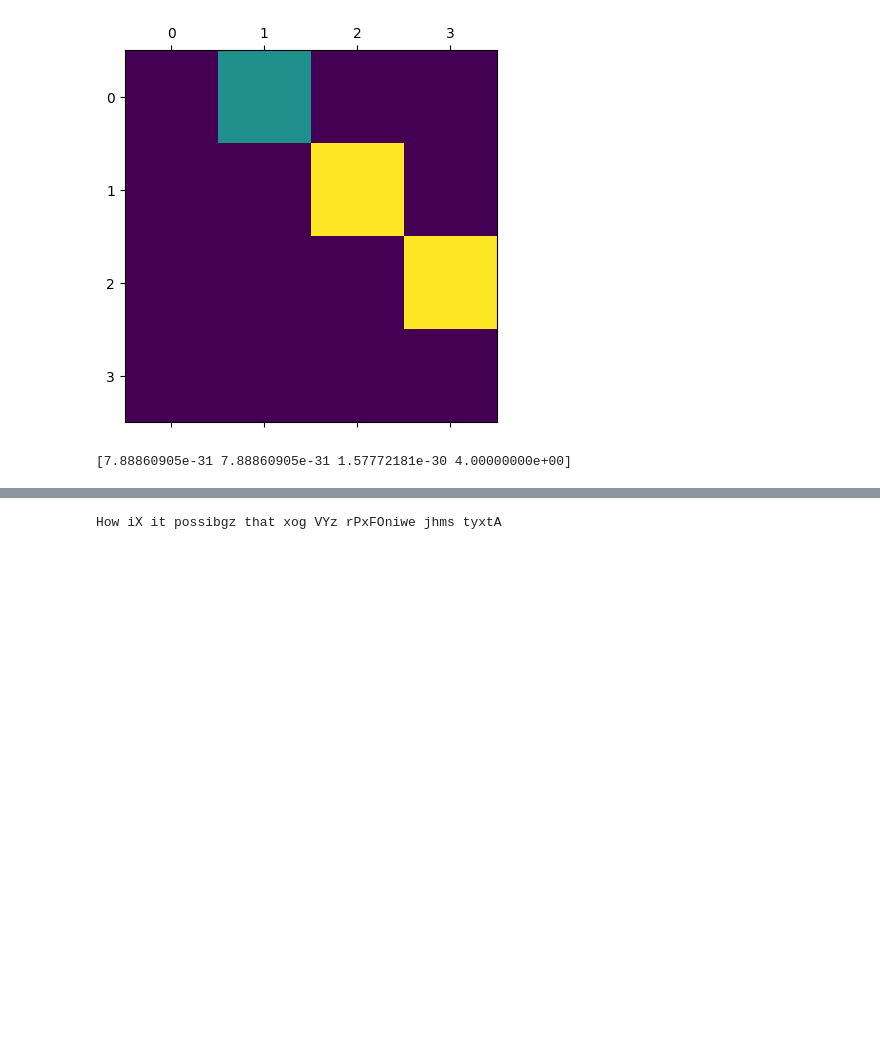
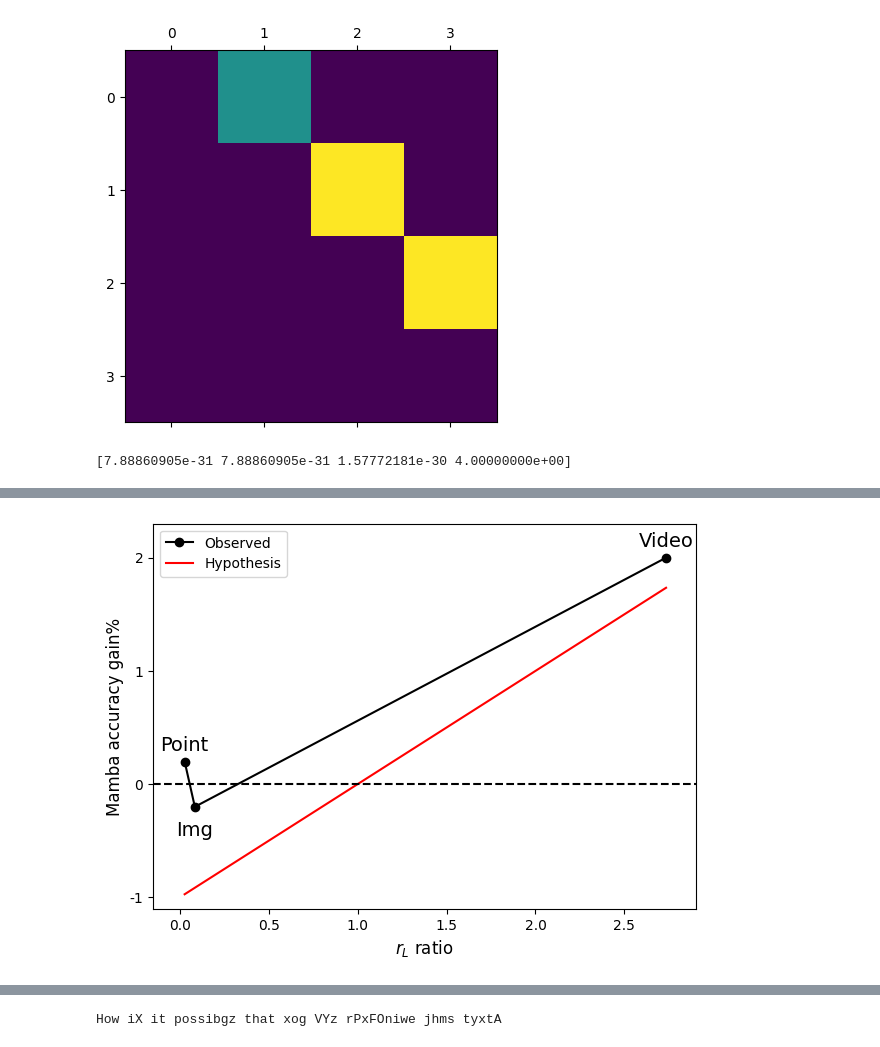
Before and after one commit to viktorvesely/liquid, a Jupyter notebook: explore.ipynb, the cells around one changed output, grey strips where cells are left out. Saved outputs shown, nothing was run; the diff lists cells and outputs as text; code cells hidden in the pictures; blank space fills up the shorter version.

```diff
--- a/explore.ipynb
+++ b/explore.ipynb
@@ -483,0 +609,9 @@ x.flatten(), y.flatten()
+# %%
+# Point
+patch_size = 32
+medium_size = 2048
+D = 384
+L = medium_size / patch_size
+point_raio = L / (6 * D)
+
+L, D, point_raio
@@ -483,0 +620,9 @@ x.flatten(), y.flatten()
+# %%
+# Video
+patch_size = 2 * 16 * 16
+medium_size = 32 * 240 * 420
+D = 384
+L = medium_size / patch_size
+video_ratio = L / (6 * D)
+
+L, D, video_ratio
@@ -483,0 +631,62 @@ x.flatten(), y.flatten()
+# %%
+from matplotlib import pyplot as plt
+
+video_mamba_a = 71.4
+video_trans_a = 69.4
+
+point_mamba_a = 93.6000
+point_trans_a = 93.4000
+
+img_mamba_a = 85.3
+img_trans_a = 85.5
+
+data = [[video_mamba_a, video_trans_a], [point_mamba_a, point_trans_a], [img_mamba_a, img_trans_a]]
+data = np.array(data)
+
+mins = np.min(data, axis=1, keepdims=True)
+maxs = np.max(data, axis=1, keepdims=True)
+
+data = (data - mins)
+real_x = np.array([video_ratio, point_raio, img_ratio])
+
+si = np.argsort(real_x)
+xlabel = real_x[si]
+real_x = real_x[si]
+data = data[si, :]
+
+x_hypo = np.linspace(64, 6300.0, 100) / (6 * D)
+
+x = np.arange(3)
+labels = ["Point", "Img", "Video"]
+xlabel = [f"{v:.3f}\n{d}" for v, d in zip(real_x, labels)]
+
+
+plt.style.use('default')
+linecol = "black"
+
+fig, ax = plt.subplots(figsize=(7, 5))
+ax.plot(real_x, data[:, 0] - data[:, 1], color=linecol, marker="o", label="Observed")
+ax.plot(x_hypo, x_hypo - 1, color="red", label="Hypothesis")
+
+# ax.set_xticks(real_x, xlabel,  fontsize=11)
+ax.set_yticks([-1, 0, 1, 2], [-1, 0, 1, 2], fontsize=10)
+# ax.set_xticks([0, 1, 2], [0, 1, 2], fontsize=9)
+ax.set_ylabel("Mamba accuracy gain%", fontsize=12)
+ax.set_xlabel(r"$r_L$ ratio", fontsize=12)
+ax.axhline(0, color=linecol, linestyle="dashed")
+ax.legend()
+
+
+for i, (x_val, y_val, label) in enumerate(zip(real_x, data[:, 0] - data[:, 1], labels)):
+    offset = 0.05 if label in ["Point", "Video"] else -0.1
+    va = "bottom" if label in ["Point", "Video"] else "top"
+    ax.annotate(label, (x_val, y_val), textcoords="offset points", xytext=(0, offset * 100), ha="center", va=va, fontsize=14)
+
+ax.set_ylim([-1.1, 2.3])
+ax.set_xlim([-0.15, 2.9])
+plt.show()
+
+
+fig.savefig("./black_hypothesis.pdf")
+# %% [output]
+[figure, added]
```
Also changed, not shown: parts of 32 cells of this notebook, 21 other files.
